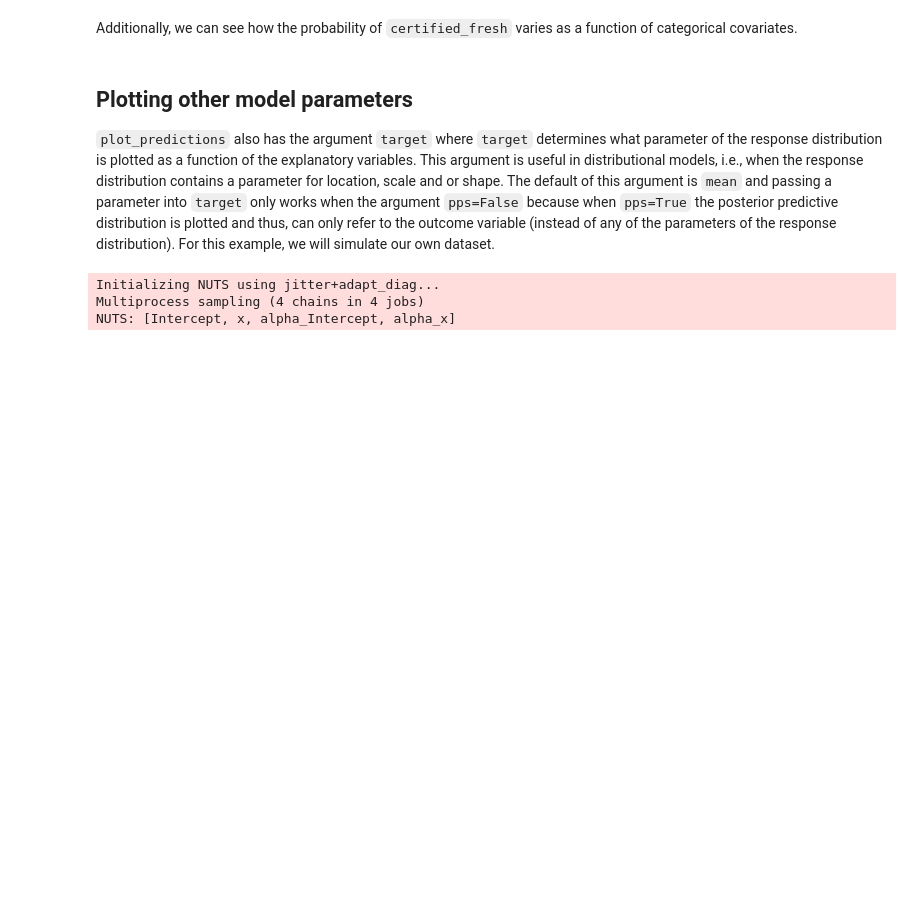
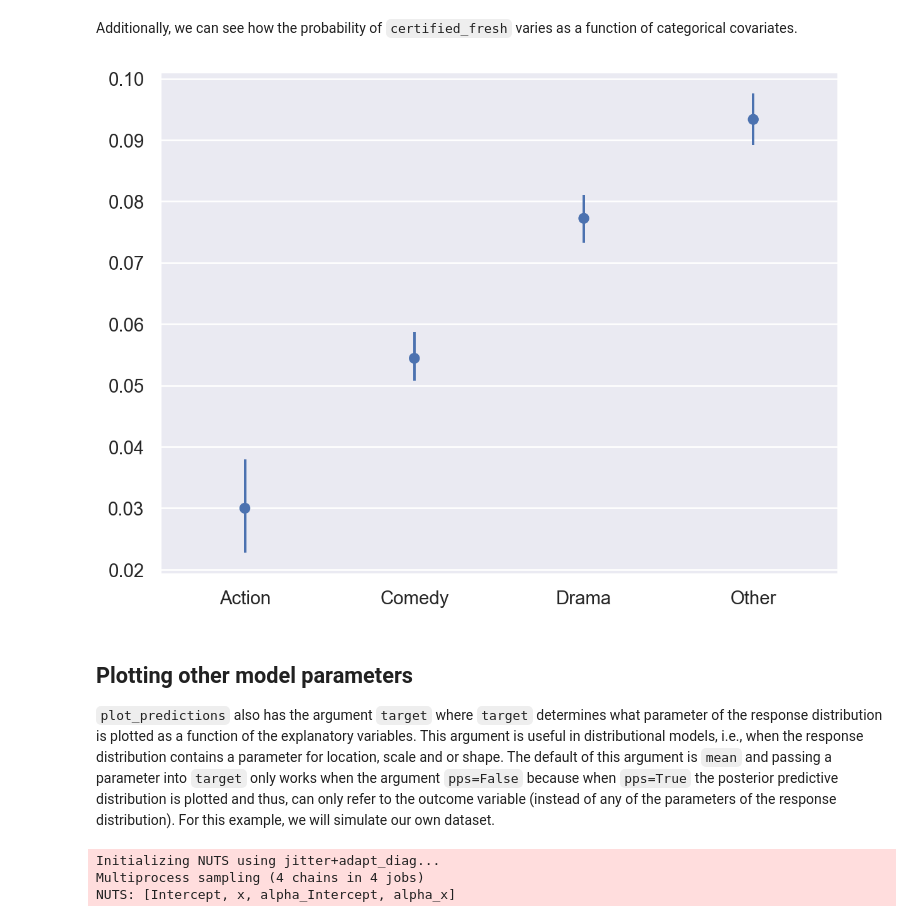
Before and after one commit to bambinos/bambi, a Jupyter notebook: docs/notebooks/plot_predictions.ipynb, the cells around one changed output. Saved outputs shown, nothing was run; the diff lists cells and outputs as text; code cells hidden in the pictures; blank space fills up the shorter version.

```diff
--- a/docs/notebooks/plot_predictions.ipynb
+++ b/docs/notebooks/plot_predictions.ipynb
@@ -395,7 +397,9 @@ plot = plot_predictions(model, idata, "length")
 # %% [markdown]
 Additionally, we can see how the probability of `certified_fresh` varies as a function of categorical covariates.
 # %%
-plot = plot_predictions(model, idata, "style")
+bmb.interpret.plot_predictions(model, idata, "style")
+# %% [output]
+[figure, added]
 # %% [markdown]
 ## Plotting other model parameters
 
```
Also changed, not shown: parts of 6 cells of this notebook, 2 other files.
